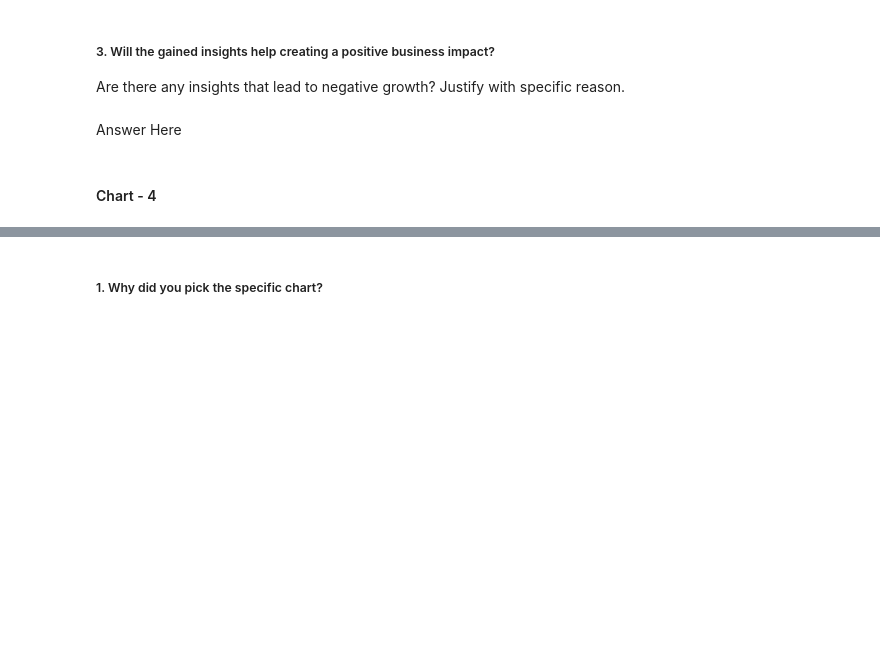
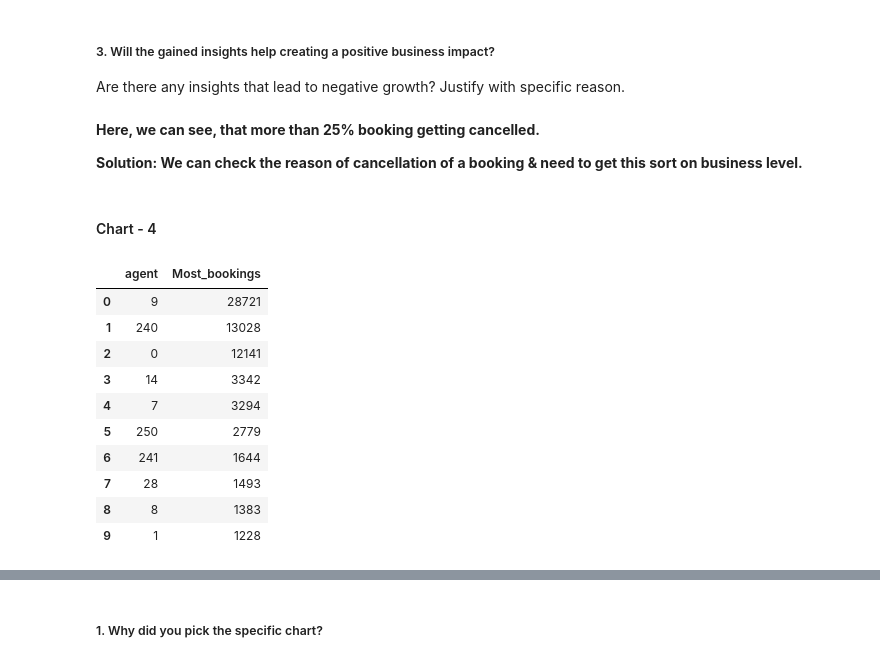
Before and after one commit to Ganeshbhavale/EDA-Hotel-Booking-Analysis., a Jupyter notebook: Ganesh_EDA_Hotel_Booking_Project_.ipynb, the cells around one changed output, grey strips where cells are left out. Drawn from its saved outputs; the diff is of its cells as text; code cells hidden in the pictures; blank space fills up the shorter version.

```diff
--- a/Ganesh_EDA_Hotel_Booking_Project_.ipynb
+++ b/Ganesh_EDA_Hotel_Booking_Project_.ipynb
@@ -697,7 +721,10 @@ Answer Here
 # %% [markdown]
 ##### 3. Will the gained insights help creating a positive business impact?
 Are there any insights that lead to negative growth? Justify with specific reason.
-# %% [markdown]
-Answer Here
+# %% [markdown]
+**Here, we can see, that more than 25% booking getting cancelled.**
+
+
+**Solution: We can check the reason of cancellation of a booking & need to get this sort on business level.**
 # %% [markdown]
 #### Chart - 4
@@ -705,0 +731,20 @@ Answer Here
+# %%
+# Chart - 4 visualization code
+#booking made by agents
+booking_agents = Hotel_data_df_1['agent'].value_counts().reset_index().rename(columns ={'index':'agent','agent':'Most_bookings'})
+
+#top 10 booking agents
+top_10_agents = booking_agents[:10]
+top_10_agents
+# %% [output]
+|  | agent | Most_bookings |
+| 0 | 9 | 28721 |
+| 1 | 240 | 13028 |
+| 2 | 0 | 12141 |
+| 3 | 14 | 3342 |
+| 4 | 7 | 3294 |
+| 5 | 250 | 2779 |
+| 6 | 241 | 1644 |
+| 7 | 28 | 1493 |
+| 8 | 8 | 1383 |
+| 9 | 1 | 1228 |
```
Also changed, not shown: parts of 22 cells of this notebook.
